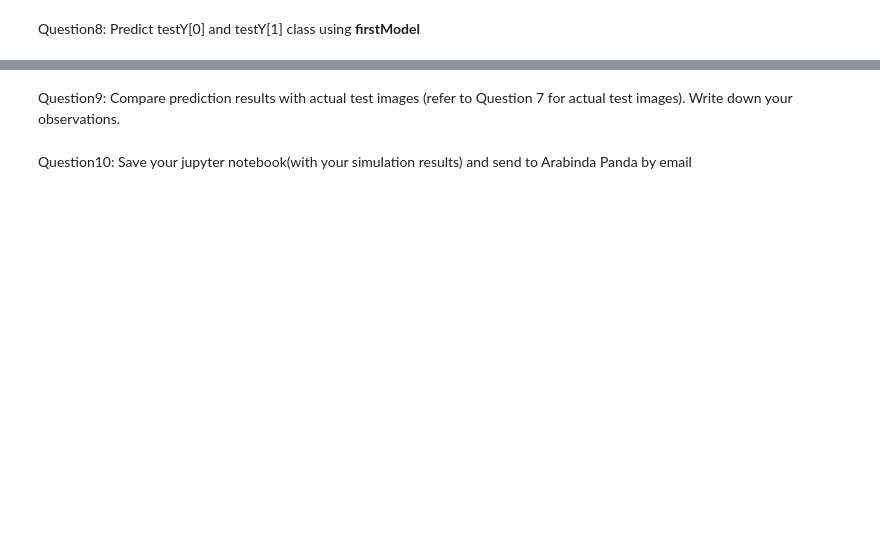
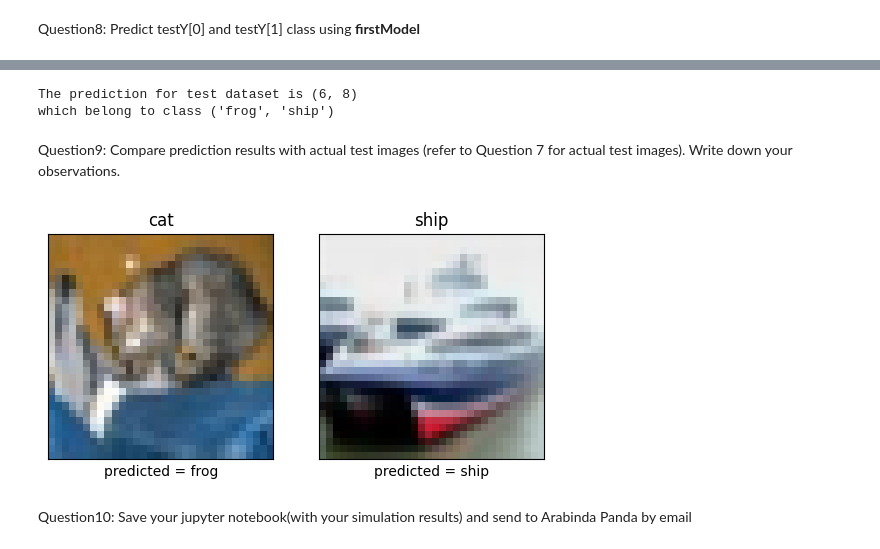
Before and after one commit to Hnmani/ML-DA-I, a Jupyter notebook: Assignments/homeWork1.ipynb, the cells around one changed output, grey strips where cells are left out. Drawn from its saved outputs; the diff is of its cells as text; code cells hidden in the pictures; blank space fills up the shorter version.

```diff
--- a/Assignments/homeWork1.ipynb
+++ b/Assignments/homeWork1.ipynb
@@ -113,4 +206,20 @@ Question8: Predict testY[0] and testY[1] class using **firstModel**
+# %%
+print(f'The prediction for test dataset is {predictTest[0].argmax(), predictTest[1].argmax()}')
+print(f'which belong to class {CLASS_NAMES[predictTest[0].argmax()], CLASS_NAMES[predictTest[1].argmax()]}')
+# %% [output]
+The prediction for test dataset is (6, 8)
+which belong to class ('frog', 'ship')
 # %% [markdown]
 Question9: Compare prediction results with actual test images (refer to Question 7 for actual test images). Write down your observations.
+# %%
+(fig,axes) = plt.subplots(1,2)
+for i,ax in enumerate(axes.flatten()):
+  ax.imshow(testX[i])
+  ax.set_title(CLASS_NAMES[testY[i].argmax()])
+  ax.set_xticks([])
+  ax.set_yticks([])
+  ax.set_xlabel(f'predicted = {CLASS_NAMES[predictTest[i].argmax()]}')
+# %% [output]
+[figure, added]
 # %% [markdown]
 Question10: Save your jupyter notebook(with your simulation results) and send to Arabinda Panda by email
```
Also changed, not shown: parts of 9 cells of this notebook.
